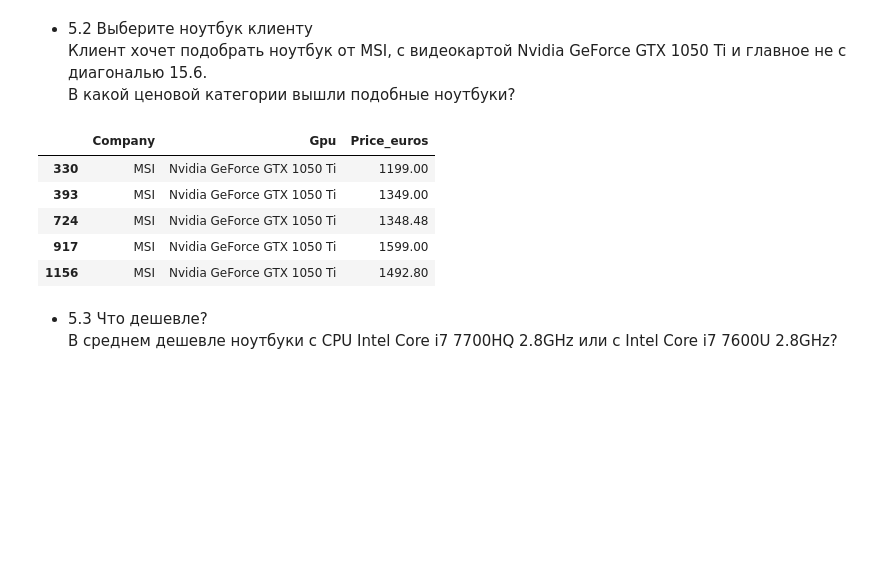
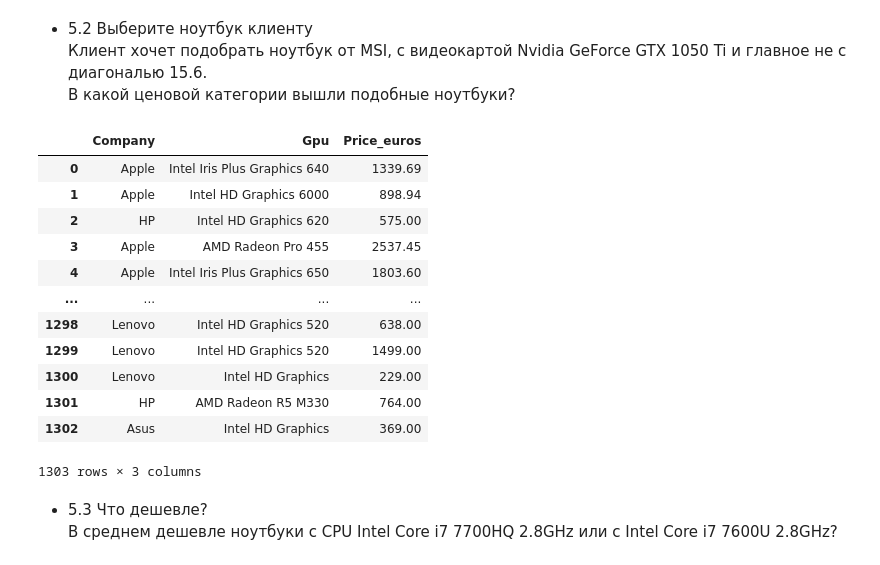
Before and after one commit to RomanKhaykichev/Jupyter-Notebook, a Jupyter notebook: Tasks/Seminar_2/Sem_2_Task.ipynb, the cells around one changed output. Saved outputs shown, nothing was run; the diff lists cells and outputs as text; code cells hidden in the pictures; blank space fills up the shorter version.

```diff
--- a/Tasks/Seminar_2/Sem_2_Task.ipynb
+++ b/Tasks/Seminar_2/Sem_2_Task.ipynb
@@ -187,14 +187,21 @@ df[(df['Ram'] == '8GB') | (df['Ram'] == '16GB')][(df['OpSys'] == 'Windows 10') &
 1050 Ti и главное не с диагональю 15.6.<br> В какой ценовой категории вышли
 подобные ноутбуки?
 # %%
-df[(df['Company'] == 'MSI') & (df['Gpu'] == 'Nvidia GeForce GTX 1050 Ti')][df['Inches'] != 15.6][['Company','Gpu','Price_euros']]
+df[((df['Company'] == 'MSI') & (df['Gpu'] == 'Nvidia GeForce GTX 1050 Ti')) & df['Inches'] != 15.6][['Company','Gpu','Price_euros']]
 # %% [output]
 |  | Company | Gpu | Price_euros |
-| 330 | MSI | Nvidia GeForce GTX 1050 Ti | 1199.00 |
-| 393 | MSI | Nvidia GeForce GTX 1050 Ti | 1349.00 |
-| 724 | MSI | Nvidia GeForce GTX 1050 Ti | 1348.48 |
-| 917 | MSI | Nvidia GeForce GTX 1050 Ti | 1599.00 |
-| 1156 | MSI | Nvidia GeForce GTX 1050 Ti | 1492.80 |
+| 0 | Apple | Intel Iris Plus Graphics 640 | 1339.69 |
+| 1 | Apple | Intel HD Graphics 6000 | 898.94 |
+| 2 | HP | Intel HD Graphics 620 | 575.00 |
+| 3 | Apple | AMD Radeon Pro 455 | 2537.45 |
+| 4 | Apple | Intel Iris Plus Graphics 650 | 1803.60 |
+| ... | ... | ... | ... |
+| 1298 | Lenovo | Intel HD Graphics 520 | 638.00 |
+| 1299 | Lenovo | Intel HD Graphics 520 | 1499.00 |
+| 1300 | Lenovo | Intel HD Graphics | 229.00 |
+| 1301 | HP | AMD Radeon R5 M330 | 764.00 |
+| 1302 | Asus | Intel HD Graphics | 369.00 |
+1303 rows × 3 columns
 # %% [markdown]
 - 5.3 Что дешевле?<br>
 В среднем дешевле ноутбуки с CPU Intel Core i7 7700HQ 2.8GHz или с Intel
```
Also changed, not shown: parts of 1 cell of this notebook, 3 other files.
